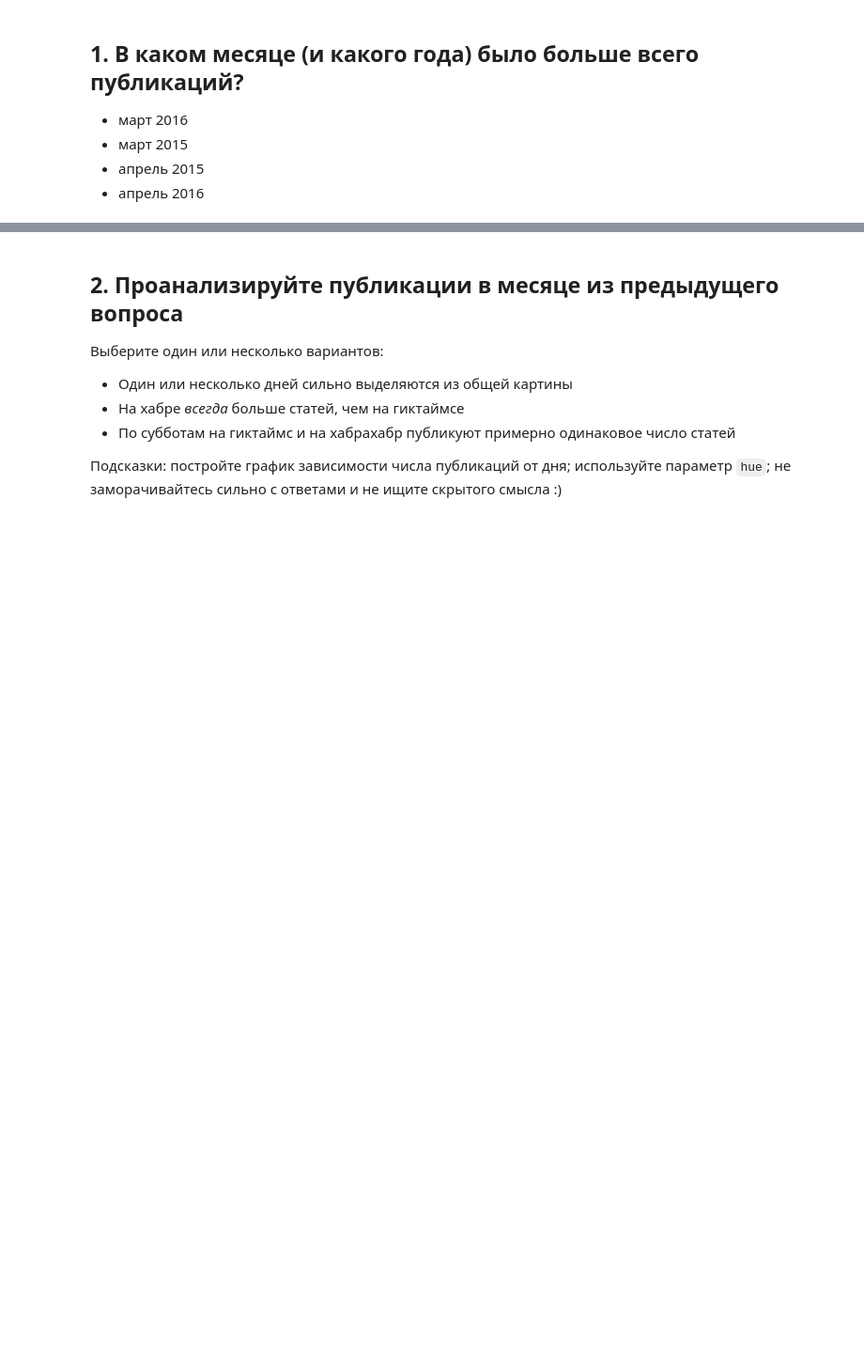
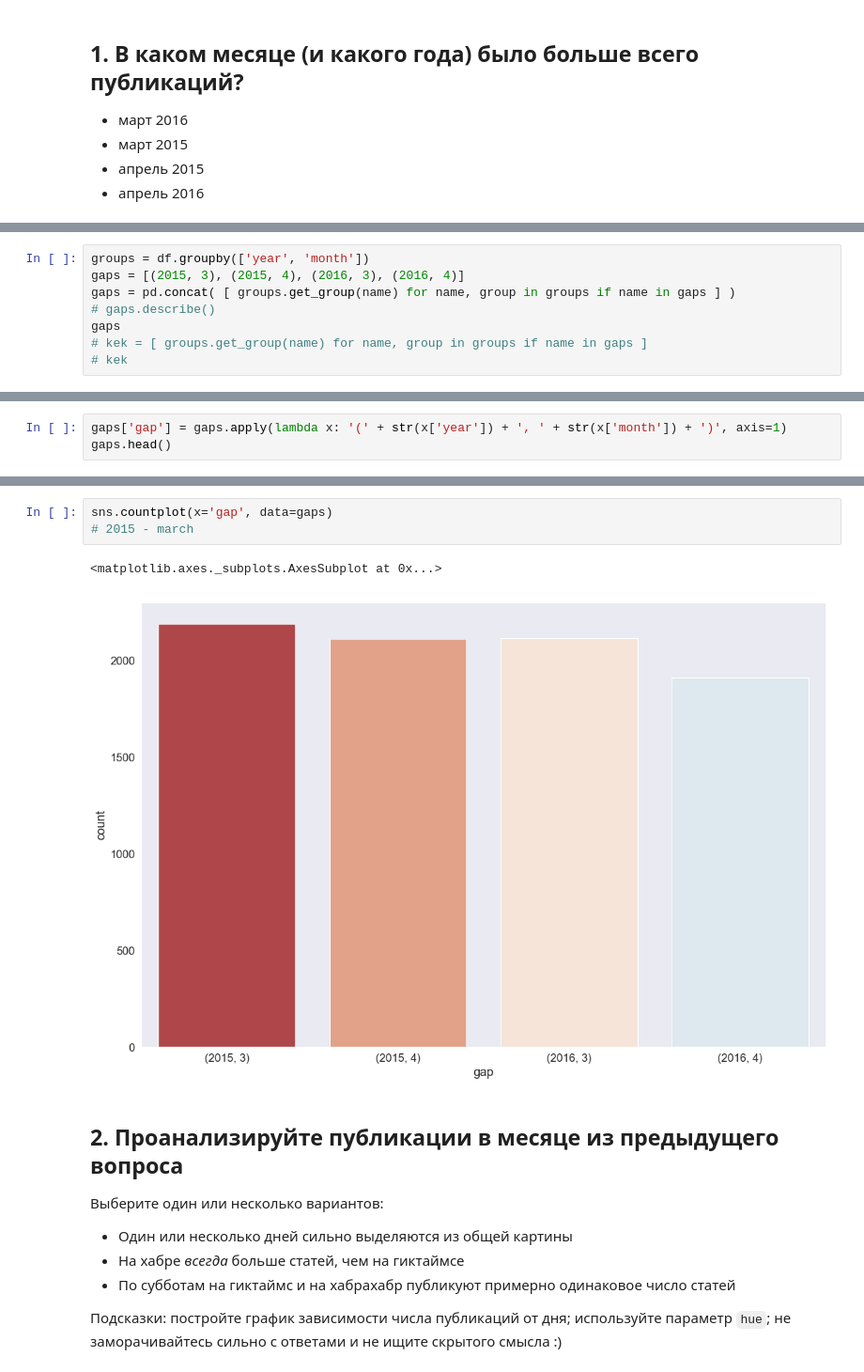
Before and after one commit to KomissarovSemyon/mlcourse.ai, a Jupyter notebook: jupyter_russian/assignments_demo/assignment02_habr_visual_analysis.ipynb, the cells around one changed output, grey strips where cells are left out. Shown: that part at 94% size. Drawn from its saved outputs; the diff is of its cells as text; blank space fills up the shorter version.

```diff
--- a/jupyter_russian/assignments_demo/assignment02_habr_visual_analysis.ipynb
+++ b/jupyter_russian/assignments_demo/assignment02_habr_visual_analysis.ipynb
@@ -118,0 +113,8 @@ sns.countplot(df[mask])
+# %%
+groups = df.groupby(['year', 'month'])
+gaps = [(2015, 3), (2015, 4), (2016, 3), (2016, 4)]
+gaps = pd.concat( [ groups.get_group(name) for name, group in groups if name in gaps ] )
+# gaps.describe()
+gaps
+# kek = [ groups.get_group(name) for name, group in groups if name in gaps ]
+# kek
@@ -118,0 +140,3 @@ sns.countplot(df[mask])
+# %%
+gaps['gap'] = gaps.apply(lambda x: '(' + str(x['year']) + ', ' + str(x['month']) + ')', axis=1)
+gaps.head()
@@ -119,3 +150,9 @@ sns.countplot(df[mask])
+# %%
+sns.countplot(x='gap', data=gaps)
+# 2015 - march
+# %% [output]
+<matplotlib.axes._subplots.AxesSubplot at 0x...>
+[figure, added]
 # %% [markdown]
 ## 2\. Проанализируйте публикации в месяце из предыдущего вопроса
 
```
Also changed, not shown: parts of 14 cells of this notebook.
